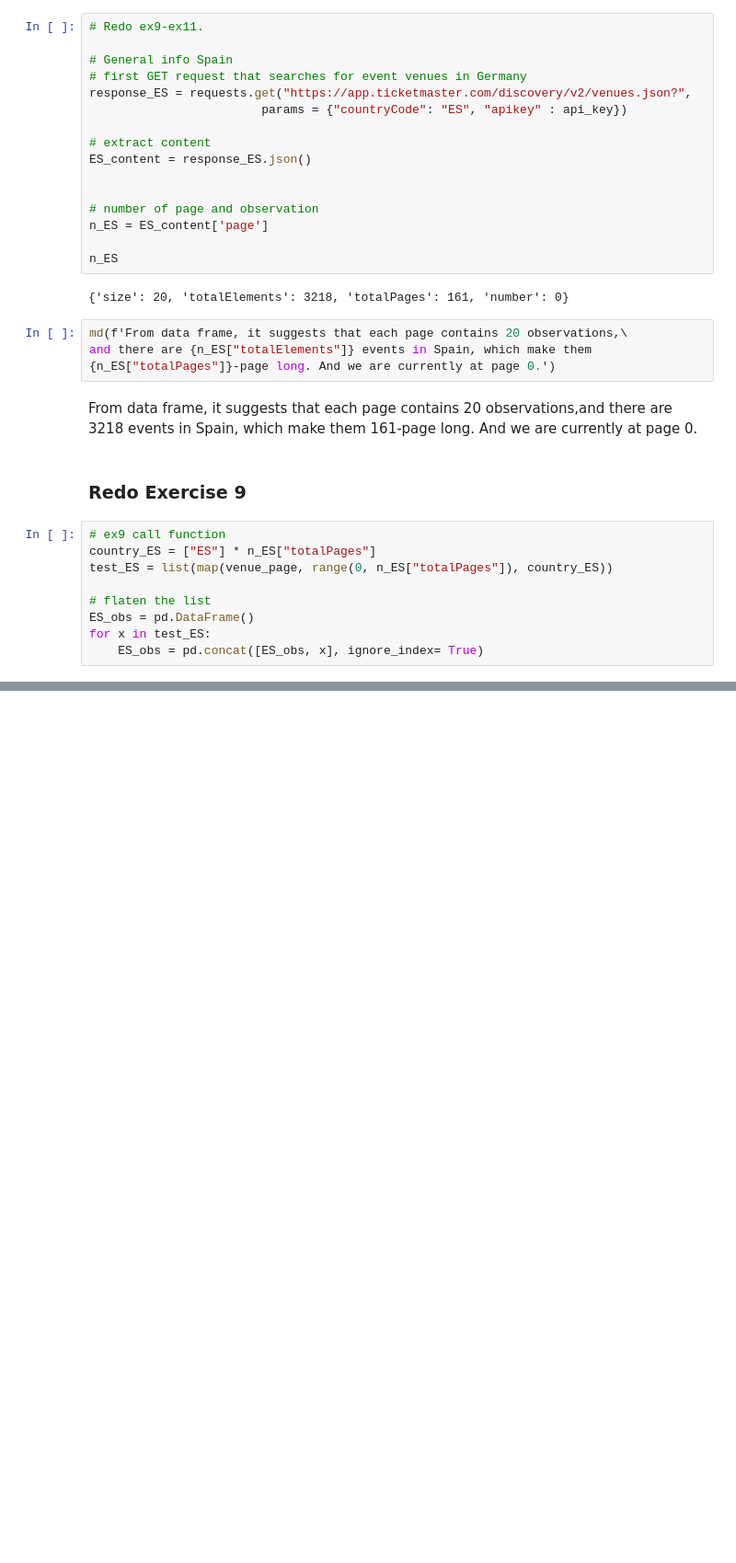
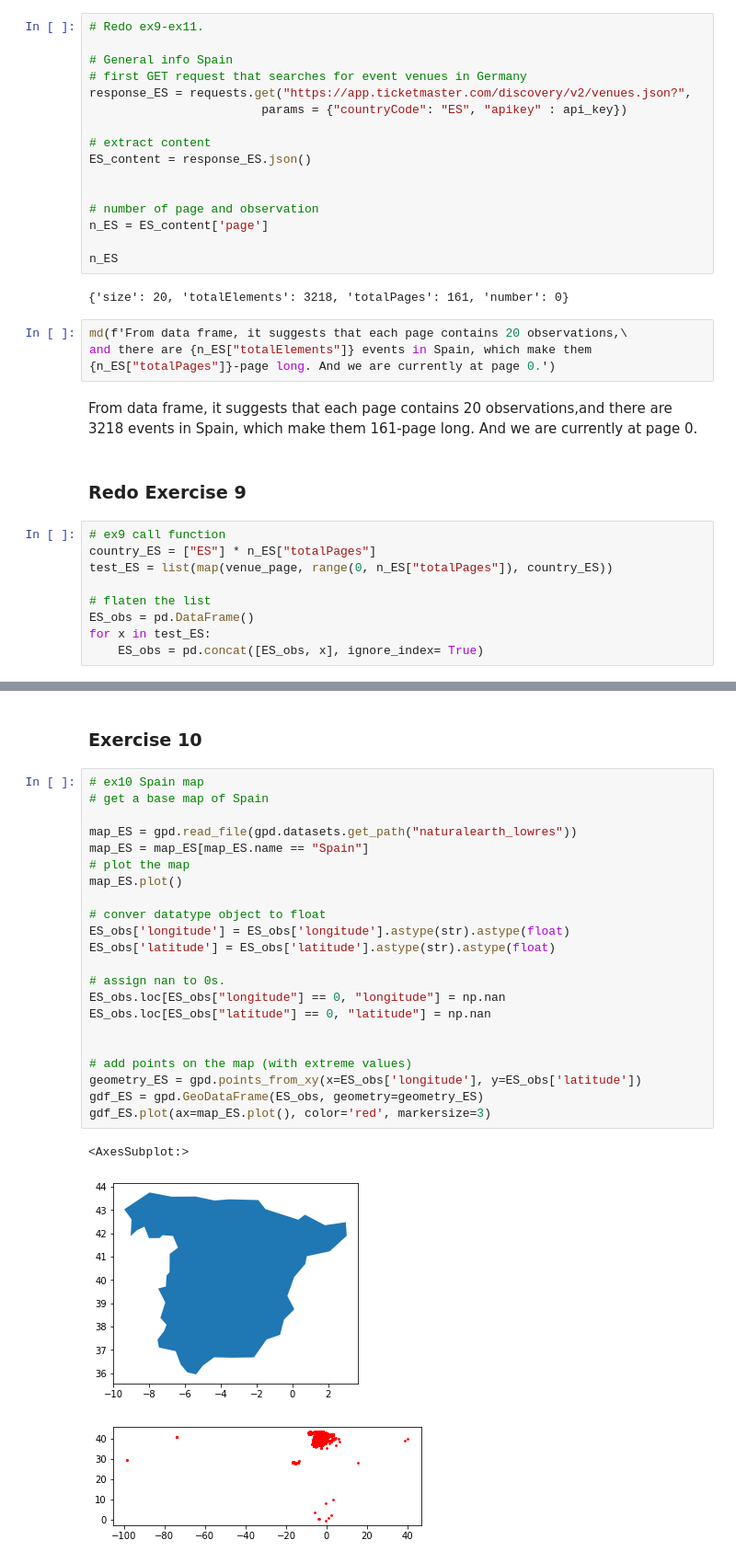
Before and after one commit to ltyita/Python_Assign05, a Jupyter notebook: Tingyu_Lin_Assignment05_python.ipynb, the cells around one changed output, grey strips where cells are left out. Shown: that part at 92% size. Drawn from its saved outputs; the diff is of its cells as text; blank space fills up the shorter version.

Commit message:
Ex10 Spain: add ponints on the map with extreme values.

```diff
--- a/Tingyu_Lin_Assignment05_python.ipynb
+++ b/Tingyu_Lin_Assignment05_python.ipynb
@@ -322,0 +342,28 @@ ES_obs.shape
+# %% [markdown]
+### Exercise 10
+# %%
+# ex10 Spain map
+# get a base map of Spain
+
+map_ES = gpd.read_file(gpd.datasets.get_path("naturalearth_lowres"))
+map_ES = map_ES[map_ES.name == "Spain"]
+# plot the map
+map_ES.plot()
+
+# conver datatype object to float
+ES_obs['longitude'] = ES_obs['longitude'].astype(str).astype(float)
+ES_obs['latitude'] = ES_obs['latitude'].astype(str).astype(float)
+
+# assign nan to 0s.
+ES_obs.loc[ES_obs["longitude"] == 0, "longitude"] = np.nan
+ES_obs.loc[ES_obs["latitude"] == 0, "latitude"] = np.nan
+
+
+# add points on the map (with extreme values)
+geometry_ES = gpd.points_from_xy(x=ES_obs['longitude'], y=ES_obs['latitude'])
+gdf_ES = gpd.GeoDataFrame(ES_obs, geometry=geometry_ES)
+gdf_ES.plot(ax=map_ES.plot(), color='red', markersize=3)
+# %% [output]
+<AxesSubplot:>
+[figure, added]
+[figure, added]
```
Also changed, not shown: parts of 1 cell of this notebook.
